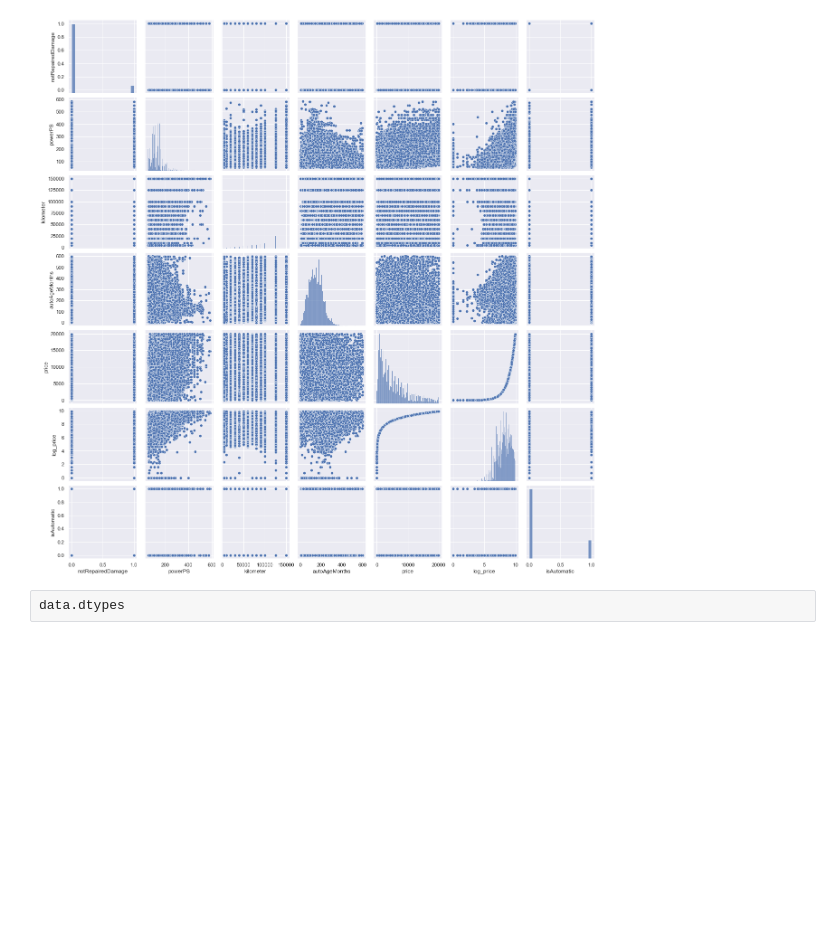
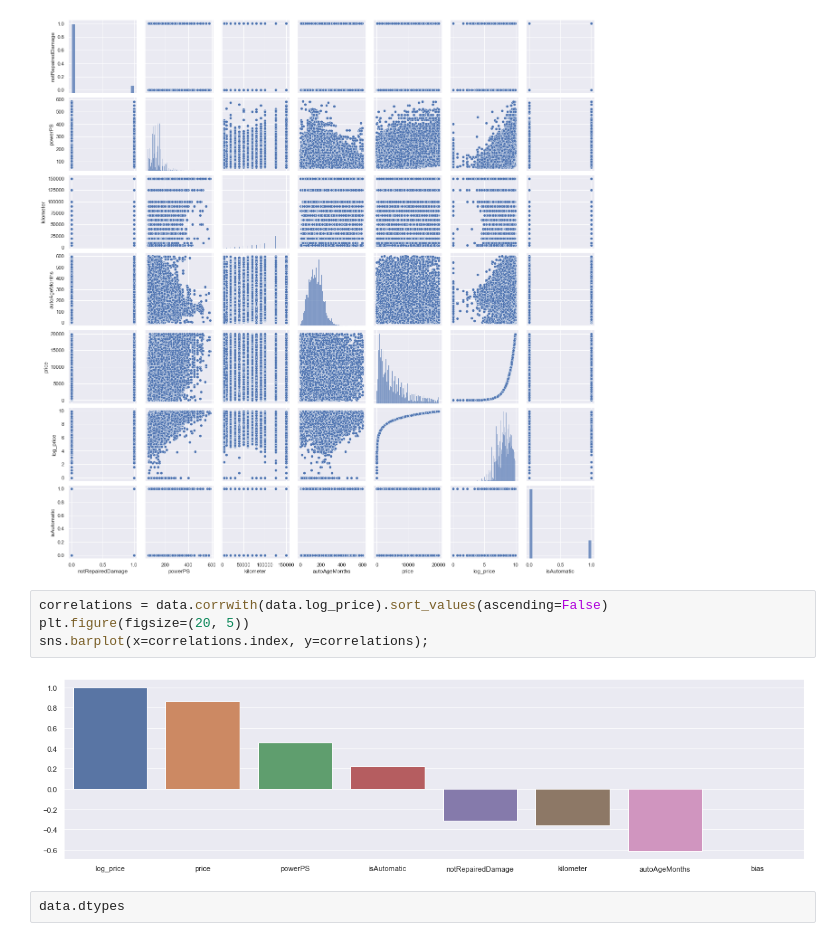
Before and after one commit to kkorolev1/machine-learning-1, a Jupyter notebook: hw/practice-03/homework-practice-03-gd.ipynb, the cells around one changed output. Saved outputs shown, nothing was run; the diff lists cells and outputs as text; blank space fills up the shorter version.

```diff
--- a/hw/practice-03/homework-practice-03-gd.ipynb
+++ b/hw/practice-03/homework-practice-03-gd.ipynb
@@ -502,6 +504,12 @@ data['notRepairedDamage'] = data['notRepairedDamage'].apply(lambda s: 1 if s ==
 sns.pairplot(data);
 # %% [output]
 [figure]
+# %%
+correlations = data.corrwith(data.log_price).sort_values(ascending=False)
+plt.figure(figsize=(20, 5))
+sns.barplot(x=correlations.index, y=correlations);
+# %% [output]
+[figure, added]
 # %%
 data.dtypes
 # %% [output]
```
Also changed, not shown: parts of 18 cells of this notebook.
